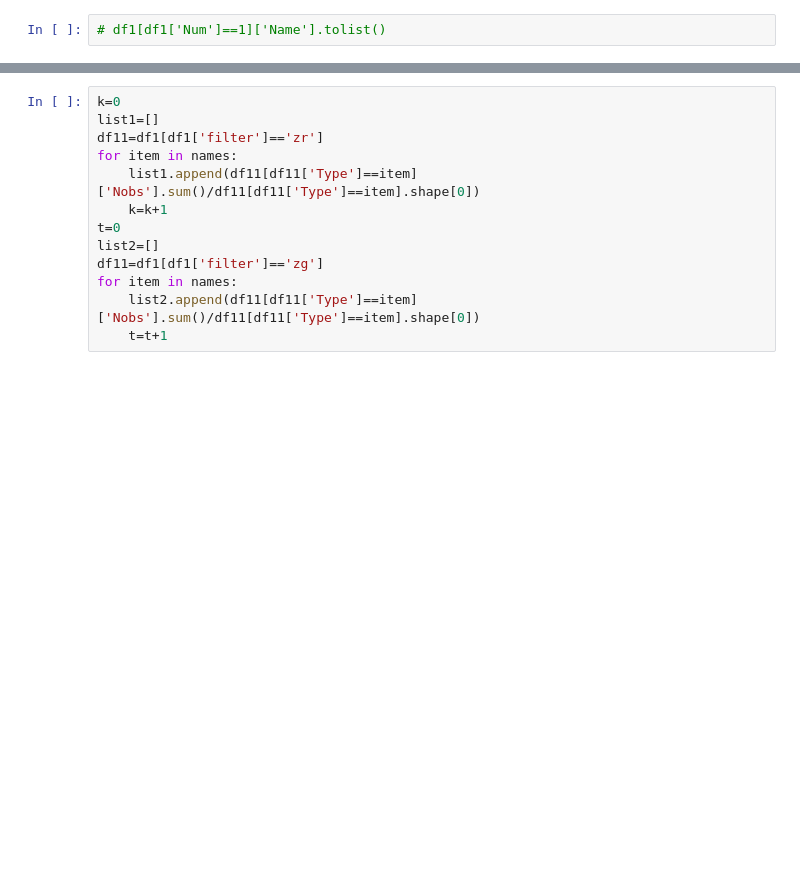
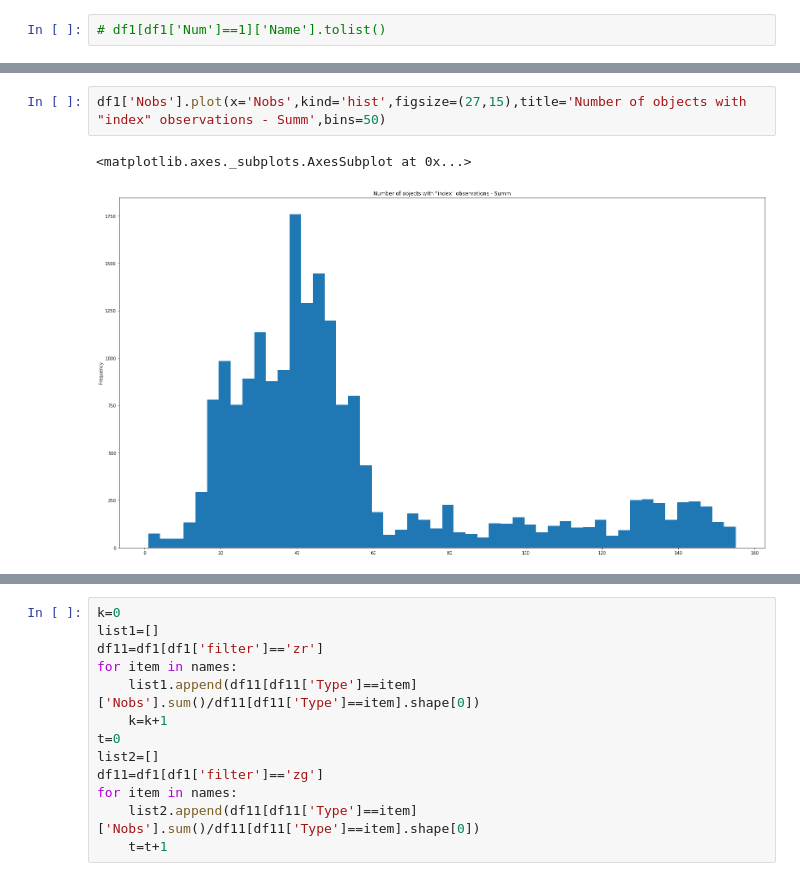
Before and after one commit to Rtut654/AstroProblems, a Jupyter notebook: Naydenkin_projectML.ipynb, the cells around one changed output, grey strips where cells are left out. Cells and saved outputs as stored; diff of their text form; blank space fills up the shorter version.

```diff
--- a/Naydenkin_projectML.ipynb
+++ b/Naydenkin_projectML.ipynb
@@ -521,0 +668,5 @@ names=df1['Type'].value_counts()[:90].index.tolist()
+# %%
+df1['Nobs'].plot(x='Nobs',kind='hist',figsize=(27,15),title='Number of objects with "index" observations - Summ',bins=50)
+# %% [output]
+<matplotlib.axes._subplots.AxesSubplot at 0x...>
+[figure, added]
```
Also changed, not shown: parts of 52 cells of this notebook.
